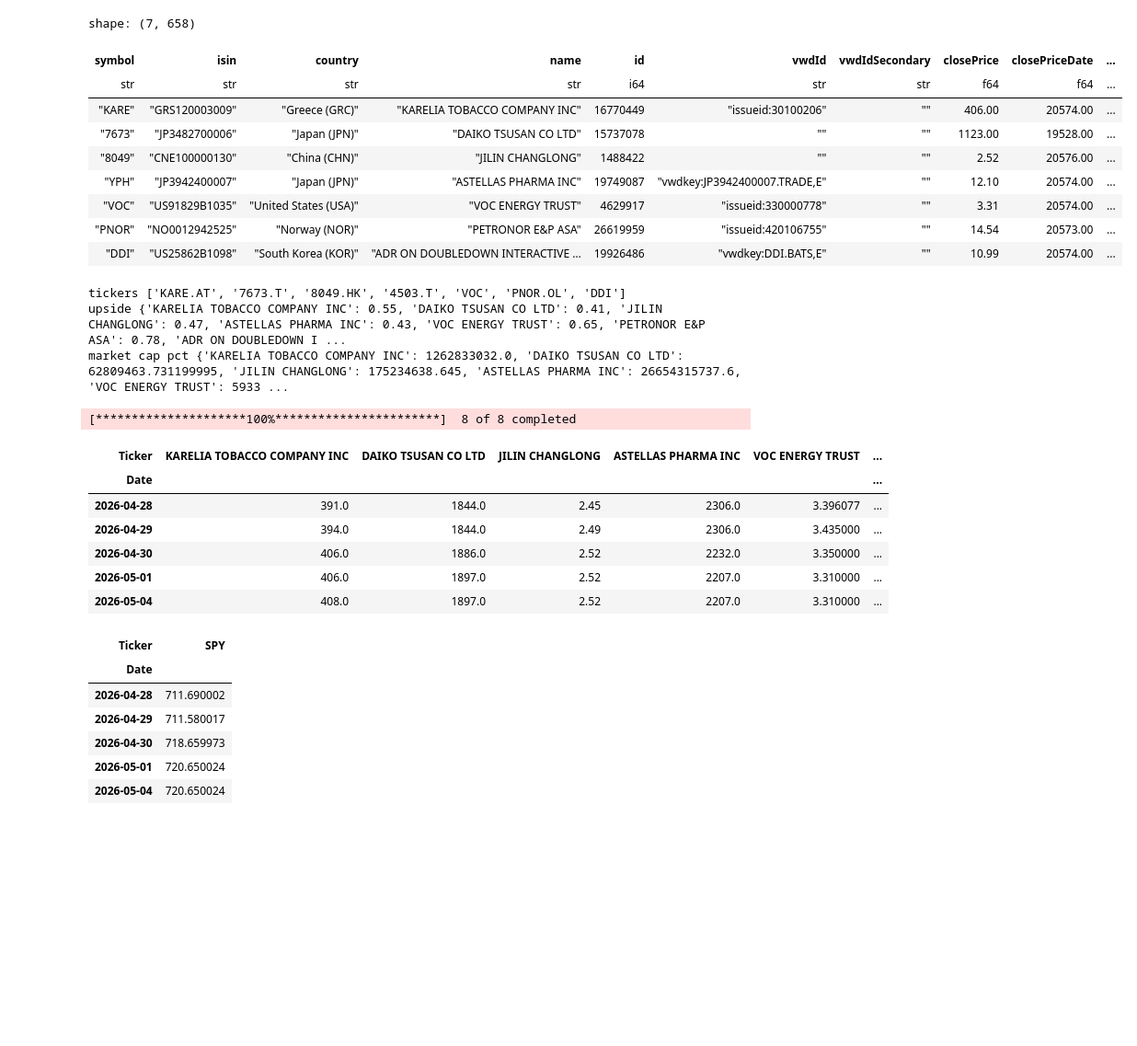
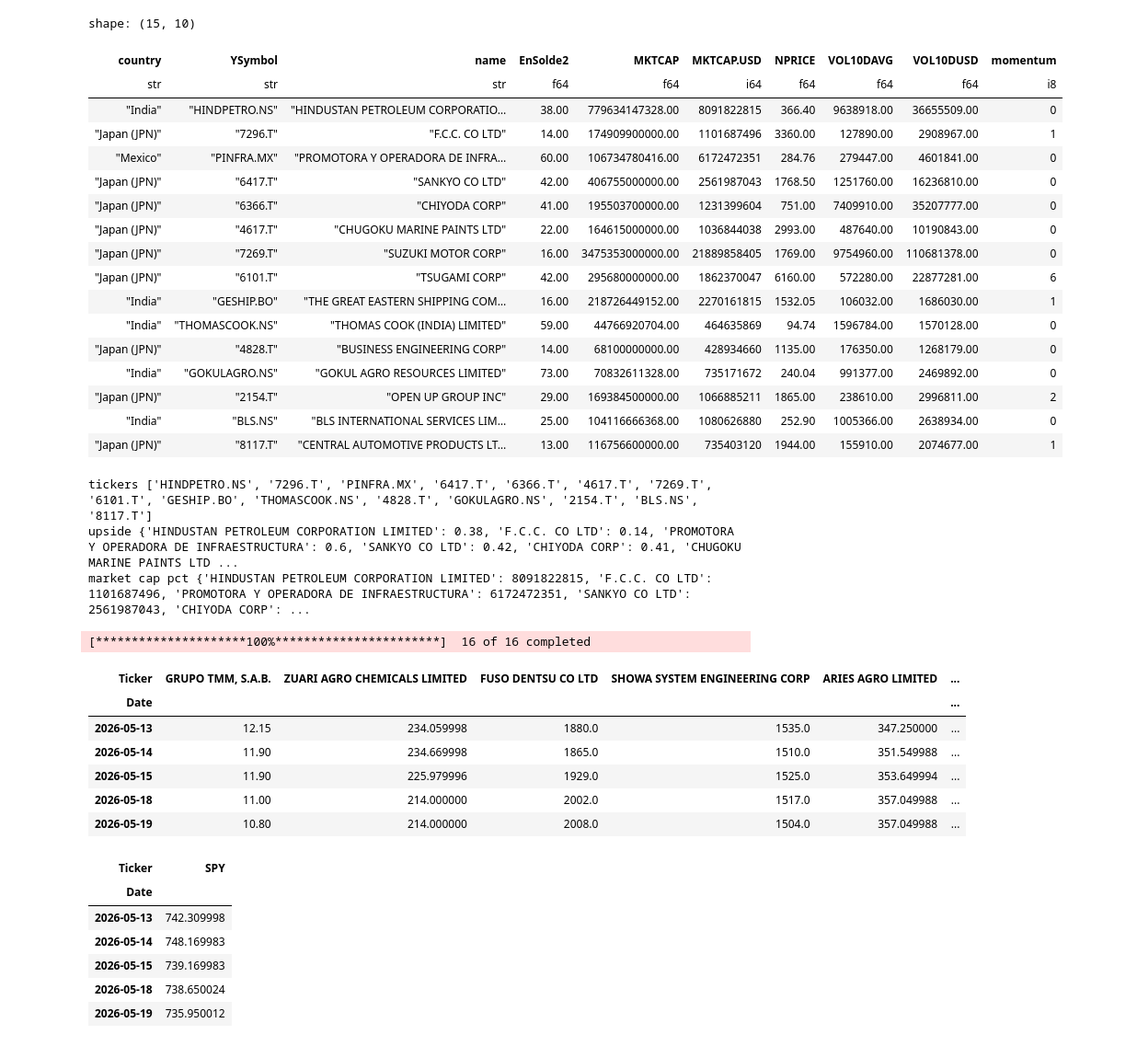
Before and after one commit to facoptere/screener, a Jupyter notebook: .degiro_screener.ipynb, the cells around one changed output. Shown at 92% size. Drawn from its saved outputs; the diff is of its cells as text; code cells hidden in the pictures; blank space fills up the shorter version.

```diff
--- a/.degiro_screener.ipynb
+++ b/.degiro_screener.ipynb
@@ -57,4 +64,5 @@ logging.basicConfig(
     datefmt="%Y-%m-%d %H:%M:%S",
 )
 
-df, rows = Screener(None, None, None, None) # "FR0000052292",  ['FR'] "JP3531800005"
+df, rows = Screener(None, None, None, ['JP'], ["KR.json", "NS BO.json", "SA.json","MX.json"]) # "FR0000052292",  ['FR'] "JP3531800005"
+#main(None, None, None, [], ["korea.json", "india.json", "brasil.json","mexico.json"]) #   'PT' "korea-sample.json"
@@ -68,51 +94,59 @@ columns = [
 crit = (
     ("qscorePerf", "QSP", 50),      # score loic + perf
     ("roic", "ROIC", 10),           # return on invested capital
-    ("EnSolde2", "SLD", 20),        # en solde de x%   DCF FCFF (discounted cash flow from free cash flow to the firm)
-    ("VOL10DUSD", "VOL", 20000),    # daily traded volume in US dollar
-    ("momentum", "momentum", 20),   # momentum (accélération à la hausse) acceptable
+    ("EnSolde2", "SLD", 10),        # en solde de x%   DCF FCFF (discounted cash flow from free cash flow to the firm)
+    ("VOL10DUSD", "VOL", 1e6),      # daily traded volume in US dollar
+    #("momentum", "momentum", 10),   # momentum (accélération à la hausse) acceptable
 )
 # Removing banks, freight, holdings and mines
 critRemoveRegex = (
     ("sector", r"(?i)Financial", "industry", r"(?i)bank|investment|Financial|insurance"),
     ("sector", r"(?i)Basic Materials", "industry", r"(?i)Mining"),
     ("sector", r"(?i)Transportation", "industry", r"(?i)Freight|Tankers"),
     ("name", r"(?i)holding"),
 )
 
 tmpdf = build_csv(ddf, crit, critRemoveRegex, None, None, ";", "%.1f", 40).sort(by=["qscorePerf", "EnSolde2"], descending=[True, True]).head(15)
-display(tmpdf)
+display(tmpdf[["country", "YSymbol", "name", "EnSolde2", "MKTCAP", "MKTCAP.USD", "NPRICE", "VOL10DAVG", "VOL10DUSD", "momentum"]])
 
 # List of Yahoo! tickers
 tmpdf = tmpdf[["YSymbol", "name", "EnSolde2", "MKTCAP.USD"]]
 tickers = tmpdf["YSymbol"].to_list()
 print("tickers", tickers)
 names = tmpdf["name"].to_list()
 
 # List of market caps (in USD), needed by PyPortfolioOpt
 mcaps = tmpdf[["name", "MKTCAP.USD"]].rows_by_key(key=["name"], unique=True)
 mcaps = {k: v[0] for k, v in mcaps.items()}
 
 # Upside, according to discounted cash flow
 viewdict = tmpdf[["name", "EnSolde2"]].rows_by_key(key=["name"], unique=True)
 viewdict = {k: v[0]/100.0 for k, v in viewdict.items()}
 
 print("upside", viewdict)
 print("market cap pct", mcaps)
 # %% [output]
-shape: (7, 658)
+shape: (15, 10)
-| symbol | isin | country | name | id | vwdId | vwdIdSecondary | closePrice | closePriceDate | ... |
-| str | str | str | str | i64 | str | str | f64 | f64 | ... |
-| "KARE" | "GRS120003009" | "Greece (GRC)" | "KARELIA TOBACCO COMPANY INC" | 16770449 | "issueid:30100206" | "" | 406.00 | 20574.00 | ... |
-| "7673" | "JP3482700006" | "Japan (JPN)" | "DAIKO TSUSAN CO LTD" | 15737078 | "" | "" | 1123.00 | 19528.00 | ... |
-| "8049" | "CNE100000130" | "China (CHN)" | "JILIN CHANGLONG" | 1488422 | "" | "" | 2.52 | 20576.00 | ... |
-| "YPH" | "JP3942400007" | "Japan (JPN)" | "ASTELLAS PHARMA INC" | 19749087 | "vwdkey:JP3942400007.TRADE,E" | "" | 12.10 | 20574.00 | ... |
-| "VOC" | "US91829B1035" | "United States (USA)" | "VOC ENERGY TRUST" | 4629917 | "issueid:330000778" | "" | 3.31 | 20574.00 | ... |
-| "PNOR" | "NO0012942525" | "Norway (NOR)" | "PETRONOR E&P ASA" | 26619959 | "issueid:420106755" | "" | 14.54 | 20573.00 | ... |
-| "DDI" | "US25862B1098" | "South Korea (KOR)" | "ADR ON DOUBLEDOWN INTERACTIVE … | 19926486 | "vwdkey:DDI.BATS,E" | "" | 10.99 | 20574.00 | ... |
+| country | YSymbol | name | EnSolde2 | MKTCAP | MKTCAP.USD | NPRICE | VOL10DAVG | VOL10DUSD | momentum |
+| str | str | str | f64 | f64 | i64 | f64 | f64 | f64 | i8 |
+| "India" | "HINDPETRO.NS" | "HINDUSTAN PETROLEUM CORPORATIO… | 38.00 | 779634147328.00 | 8091822815 | 366.40 | 9638918.00 | 36655509.00 | 0 |
+| "Japan (JPN)" | "7296.T" | "F.C.C. CO LTD" | 14.00 | 174909900000.00 | 1101687496 | 3360.00 | 127890.00 | 2908967.00 | 1 |
+| "Mexico" | "PINFRA.MX" | "PROMOTORA Y OPERADORA DE INFRA… | 60.00 | 106734780416.00 | 6172472351 | 284.76 | 279447.00 | 4601841.00 | 0 |
+| "Japan (JPN)" | "6417.T" | "SANKYO CO LTD" | 42.00 | 406755000000.00 | 2561987043 | 1768.50 | 1251760.00 | 16236810.00 | 0 |
+| "Japan (JPN)" | "6366.T" | "CHIYODA CORP" | 41.00 | 195503700000.00 | 1231399604 | 751.00 | 7409910.00 | 35207777.00 | 0 |
+| "Japan (JPN)" | "4617.T" | "CHUGOKU MARINE PAINTS LTD" | 22.00 | 164615000000.00 | 1036844038 | 2993.00 | 487640.00 | 10190843.00 | 0 |
+| "Japan (JPN)" | "7269.T" | "SUZUKI MOTOR CORP" | 16.00 | 3475353000000.00 | 21889858405 | 1769.00 | 9754960.00 | 110681378.00 | 0 |
+| "Japan (JPN)" | "6101.T" | "TSUGAMI CORP" | 42.00 | 295680000000.00 | 1862370047 | 6160.00 | 572280.00 | 22877281.00 | 6 |
+| "India" | "GESHIP.BO" | "THE GREAT EASTERN SHIPPING COM… | 16.00 | 218726449152.00 | 2270161815 | 1532.05 | 106032.00 | 1686030.00 | 1 |
+| "India" | "THOMASCOOK.NS" | "THOMAS COOK (INDIA) LIMITED" | 59.00 | 44766920704.00 | 464635869 | 94.74 | 1596784.00 | 1570128.00 | 0 |
+| "Japan (JPN)" | "4828.T" | "BUSINESS ENGINEERING CORP" | 14.00 | 68100000000.00 | 428934660 | 1135.00 | 176350.00 | 1268179.00 | 0 |
+| "India" | "GOKULAGRO.NS" | "GOKUL AGRO RESOURCES LIMITED" | 73.00 | 70832611328.00 | 735171672 | 240.04 | 991377.00 | 2469892.00 | 0 |
+| "Japan (JPN)" | "2154.T" | "OPEN UP GROUP INC" | 29.00 | 169384500000.00 | 1066885211 | 1865.00 | 238610.00 | 2996811.00 | 2 |
+| "India" | "BLS.NS" | "BLS INTERNATIONAL SERVICES LIM… | 25.00 | 104116666368.00 | 1080626880 | 252.90 | 1005366.00 | 2638934.00 | 0 |
+| "Japan (JPN)" | "8117.T" | "CENTRAL AUTOMOTIVE PRODUCTS LT… | 13.00 | 116756600000.00 | 735403120 | 1944.00 | 155910.00 | 2074677.00 | 1 |
-tickers ['KARE.AT', '7673.T', '8049.HK', '4503.T', 'VOC', 'PNOR.OL', 'DDI']
-upside {'KARELIA TOBACCO COMPANY INC': 0.55, 'DAIKO TSUSAN CO LTD': 0.41, 'JILIN CHANGLONG': 0.47, 'ASTELLAS PHARMA INC': 0.43, 'VOC ENERGY TRUST': 0.65, 'PETRONOR E&P ASA': 0.78, 'ADR ON DOUBLEDOWN I ...
-market cap pct {'KARELIA TOBACCO COMPANY INC': 1262833032.0, 'DAIKO TSUSAN CO LTD': 62809463.731199995, 'JILIN CHANGLONG': 175234638.645, 'ASTELLAS PHARMA INC': 26654315737.6, 'VOC ENERGY TRUST': 5933 ...
+tickers ['HINDPETRO.NS', '7296.T', 'PINFRA.MX', '6417.T', '6366.T', '4617.T', '7269.T', '6101.T', 'GESHIP.BO', 'THOMASCOOK.NS', '4828.T', 'GOKULAGRO.NS', '2154.T', 'BLS.NS', '8117.T']
+upside {'HINDUSTAN PETROLEUM CORPORATION LIMITED': 0.38, 'F.C.C. CO LTD': 0.14, 'PROMOTORA Y OPERADORA DE INFRAESTRUCTURA': 0.6, 'SANKYO CO LTD': 0.42, 'CHIYODA CORP': 0.41, 'CHUGOKU MARINE PAINTS LTD ...
+market cap pct {'HINDUSTAN PETROLEUM CORPORATION LIMITED': 8091822815, 'F.C.C. CO LTD': 1101687496, 'PROMOTORA Y OPERADORA DE INFRAESTRUCTURA': 6172472351, 'SANKYO CO LTD': 2561987043, 'CHIYODA CORP': ...
 # %%
 import yfinance as yf
 
@@ -130,21 +164,21 @@ if ohlc is not None:
     display(prices.tail())  # our portfolio
     display(market_prices.tail())  # SPY
 # %% [output]
-[*********************100%***********************]  8 of 8 completed
+[*********************100%***********************]  16 of 16 completed
-| Ticker | KARELIA TOBACCO COMPANY INC | DAIKO TSUSAN CO LTD | JILIN CHANGLONG | ASTELLAS PHARMA INC | VOC ENERGY TRUST | ... |
+| Ticker | GRUPO TMM, S.A.B. | ZUARI AGRO CHEMICALS LIMITED | FUSO DENTSU CO LTD | SHOWA SYSTEM ENGINEERING CORP | ARIES AGRO LIMITED | ... |
 | Date |  |  |  |  |  | ... |
-| 2026-04-28 | 391.0 | 1844.0 | 2.45 | 2306.0 | 3.396077 | ... |
-| 2026-04-29 | 394.0 | 1844.0 | 2.49 | 2306.0 | 3.435000 | ... |
-| 2026-04-30 | 406.0 | 1886.0 | 2.52 | 2232.0 | 3.350000 | ... |
-| 2026-05-01 | 406.0 | 1897.0 | 2.52 | 2207.0 | 3.310000 | ... |
-| 2026-05-04 | 408.0 | 1897.0 | 2.52 | 2207.0 | 3.310000 | ... |
+| 2026-05-13 | 12.15 | 234.059998 | 1880.0 | 1535.0 | 347.250000 | ... |
+| 2026-05-14 | 11.90 | 234.669998 | 1865.0 | 1510.0 | 351.549988 | ... |
+| 2026-05-15 | 11.90 | 225.979996 | 1929.0 | 1525.0 | 353.649994 | ... |
+| 2026-05-18 | 11.00 | 214.000000 | 2002.0 | 1517.0 | 357.049988 | ... |
+| 2026-05-19 | 10.80 | 214.000000 | 2008.0 | 1504.0 | 357.049988 | ... |
 | Ticker | SPY |
 | Date |  |
-| 2026-04-28 | 711.690002 |
-| 2026-04-29 | 711.580017 |
-| 2026-04-30 | 718.659973 |
-| 2026-05-01 | 720.650024 |
-| 2026-05-04 | 720.650024 |
+| 2026-05-13 | 742.309998 |
+| 2026-05-14 | 748.169983 |
+| 2026-05-15 | 739.169983 |
+| 2026-05-18 | 738.650024 |
+| 2026-05-19 | 735.950012 |
 # %%
 from pypfopt import black_litterman, risk_models
 
```
Also changed, not shown: parts of 5 cells of this notebook, 9 other files.
